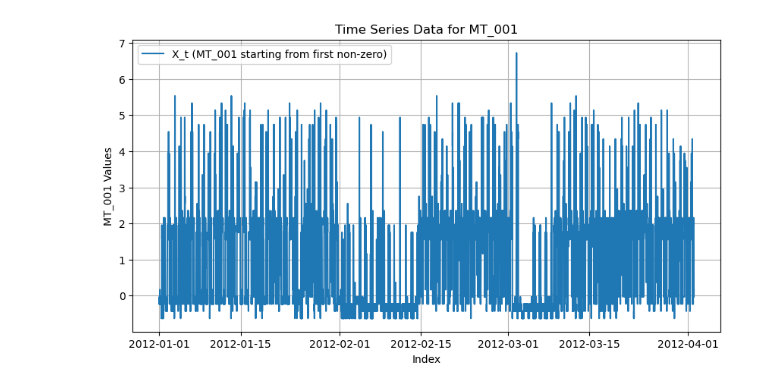
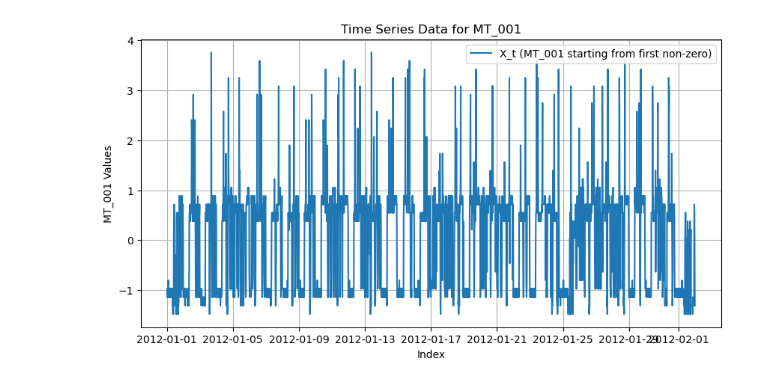
Before and after one commit to josemanuel22/ISL-python, a Jupyter notebook: examples/benchmark_ts.ipynb, the cells around one changed output. Drawn from its saved outputs; the diff is of its cells as text; code cells hidden in the pictures.

```diff
--- a/examples/benchmark_ts.ipynb
+++ b/examples/benchmark_ts.ipynb
@@ -60,9 +97,26 @@ file_path = '/Users/jmfrutos/github/ISL-python/data/LD2011_2014.txt'
 # Assuming the first row contains headers and the first column contains datetime information
 data = pd.read_csv(file_path, sep=';', index_col=0, parse_dates=True, decimal=',')
 # %%
+start_date = '2012-01-01'
+end_date = '2012-02-01'
+
+selected_columns = data.loc[:, 'MT_001':'MT_001']
+
 first_non_zero_index_MT_001 = data['MT_001'].ne(0).idxmax()
-X_t = data['MT_001'][first_non_zero_index_MT_001:] # Your time series data
-Y_t = data['MT_001'][data['MT_001'].index > first_non_zero_index_MT_001] # Your shifted time series data by one time step
+X_t = selected_columns[first_non_zero_index_MT_001:] # Your time series data
+Y_t = selected_columns[data['MT_001'].index > first_non_zero_index_MT_001] # Your shifted time series data by one time step
+
+X_t = X_t.loc[start_date:end_date]
+Y_t = Y_t.loc[start_date:end_date]
+
+# Remove `NaN` values and interpolate them in X_t
+X_t = X_t.interpolate(method='linear').dropna()
+
+# Remove `NaN` values and interpolate them in Y_t
+Y_t = Y_t.interpolate(method='linear').dropna()
+
+# Optionally, align X_t and Y_t if necessary
+X_t, Y_t = X_t.align(Y_t, join='inner')
 
 def z_score_normalize(df):
     """Normalize a pandas DataFrame so that each column has mean 0 and std 1."""
@@ -70,23 +124,23 @@ def z_score_normalize(df):
 
 X_t = z_score_normalize(X_t)
 Y_t = z_score_normalize(Y_t)
+
+X_t_tensor = torch.tensor(X_t.values, dtype=torch.float32)
+Y_t_tensor = torch.tensor(Y_t.values, dtype=torch.float32)
 # %%
 import matplotlib.pyplot as plt
-
-start_date = '2012-01-01'
-end_date = '2012-04-01'
 
 plt.figure(figsize=(10, 5))
 plt.plot(X_t.loc[start_date:end_date], label='X_t (MT_001 starting from first non-zero)')
 #plt.plot(Y_t.index, Y_t.values, label='Y_t (MT_001 > first non-zero index)', linestyle='--')
 plt.xlabel('Index')
 plt.ylabel('MT_001 Values')
 plt.title('Time Series Data for MT_001')
 plt.legend()
 plt.grid(True)
 plt.show()
 # %% [output]
-[figure, old version]
+[figure, new version]
 # %%
 noise_model = Normal(0.0, 1.0)
 hparams = {
```
Also changed, not shown: parts of 6 cells of this notebook, 1 other file.
